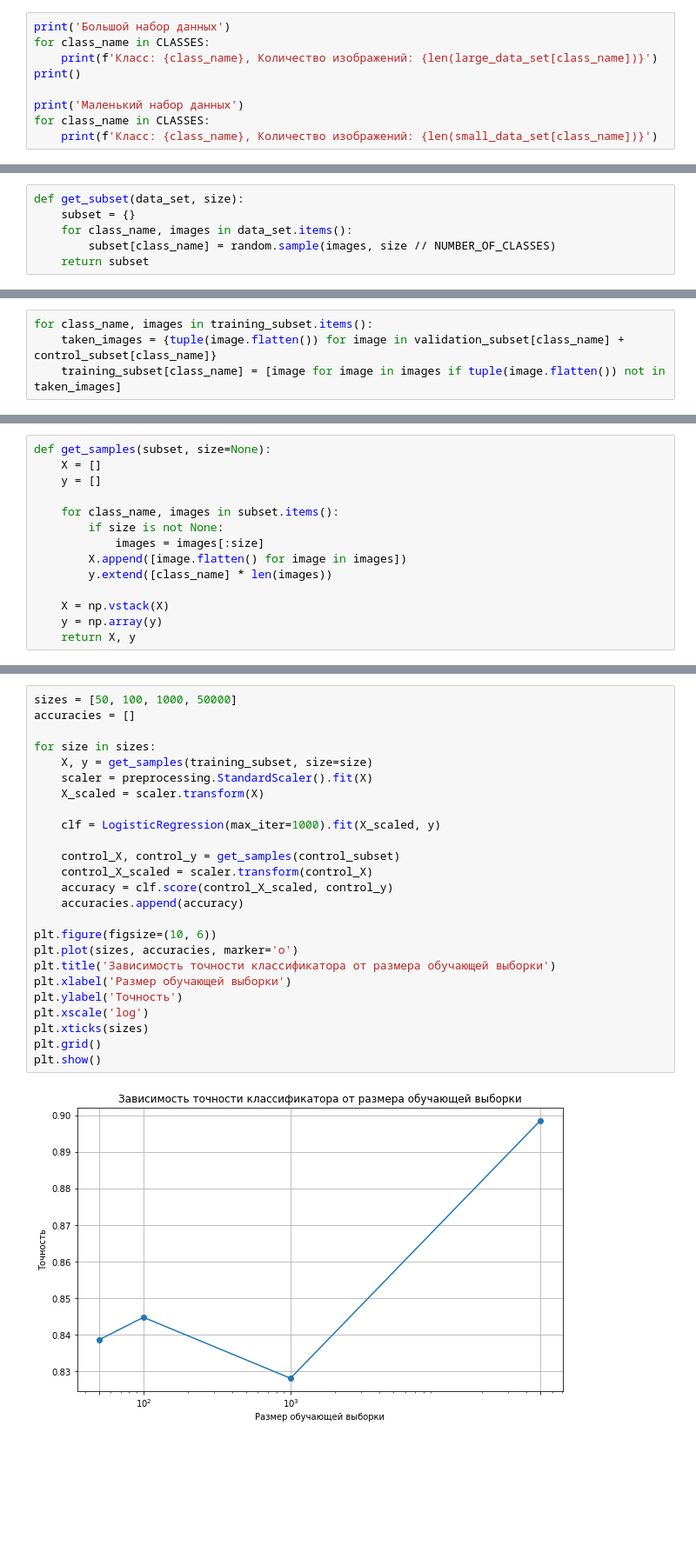
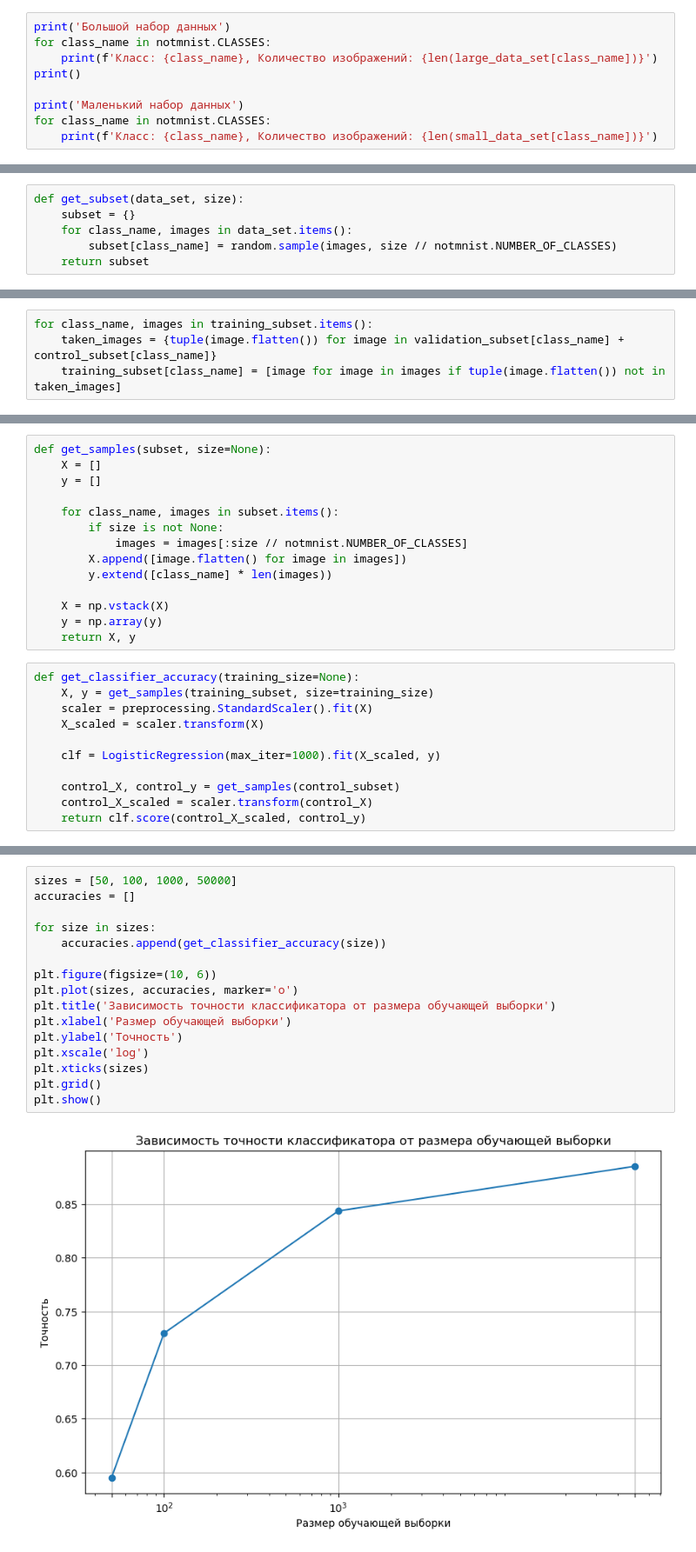
Before and after one commit to Pawnhouse/machine-learning, a Jupyter notebook: lab1/lab1.ipynb, the cells around one changed output, grey strips where cells are left out. Shown: that part at 87% size. Drawn from its saved outputs; the diff is of its cells as text; blank space fills up the shorter version.

```diff
--- a/lab1/lab1.ipynb
+++ b/lab1/lab1.ipynb
@@ -106,12 +70,12 @@ show_images(small_data_set)
 Вывод количества изображений в каждом классе.
 # %%
 print('Большой набор данных')
-for class_name in CLASSES:
+for class_name in notmnist.CLASSES:
     print(f'Класс: {class_name}, Количество изображений: {len(large_data_set[class_name])}')
 print()
 
 print('Маленький набор данных')
-for class_name in CLASSES:
+for class_name in notmnist.CLASSES:
     print(f'Класс: {class_name}, Количество изображений: {len(small_data_set[class_name])}')
 # %% [output]
 Большой набор данных
@@ -139,6 +103,6 @@ for class_name in CLASSES:
 def get_subset(data_set, size):
     subset = {}
     for class_name, images in data_set.items():
-        subset[class_name] = random.sample(images, size // NUMBER_OF_CLASSES)
+        subset[class_name] = random.sample(images, size // notmnist.NUMBER_OF_CLASSES)
     return subset
 # %%
@@ -166,10 +133,21 @@ def get_samples(subset, size=None):
 
     for class_name, images in subset.items():
         if size is not None:
-            images = images[:size]
+            images = images[:size // notmnist.NUMBER_OF_CLASSES]
         X.append([image.flatten() for image in images])
         y.extend([class_name] * len(images))
 
     X = np.vstack(X)
     y = np.array(y)
     return X, y
+# %%
+def get_classifier_accuracy(training_size=None):
+    X, y = get_samples(training_subset, size=training_size)
+    scaler = preprocessing.StandardScaler().fit(X)
+    X_scaled = scaler.transform(X)
+
+    clf = LogisticRegression(max_iter=1000).fit(X_scaled, y)
+
+    control_X, control_y = get_samples(control_subset)
+    control_X_scaled = scaler.transform(control_X)
+    return clf.score(control_X_scaled, control_y)
@@ -176,27 +158,18 @@ def get_samples(subset, size=None):
 # %%
 sizes = [50, 100, 1000, 50000]
 accuracies = []
 
 for size in sizes:
-    X, y = get_samples(training_subset, size=size)
-    scaler = preprocessing.StandardScaler().fit(X)
-    X_scaled = scaler.transform(X)
-
-    clf = LogisticRegression(max_iter=1000).fit(X_scaled, y)
-
-    control_X, control_y = get_samples(control_subset)
-    control_X_scaled = scaler.transform(control_X)
-    accuracy = clf.score(control_X_scaled, control_y)
-    accuracies.append(accuracy)
+    accuracies.append(get_classifier_accuracy(size))
 
 plt.figure(figsize=(10, 6))
 plt.plot(sizes, accuracies, marker='o')
 plt.title('Зависимость точности классификатора от размера обучающей выборки')
 plt.xlabel('Размер обучающей выборки')
 plt.ylabel('Точность')
 plt.xscale('log')
 plt.xticks(sizes)
 plt.grid()
 plt.show()
 # %% [output]
-[figure, old version]
+[figure, new version]
```
Also changed, not shown: parts of 15 cells of this notebook, 8 other files.
